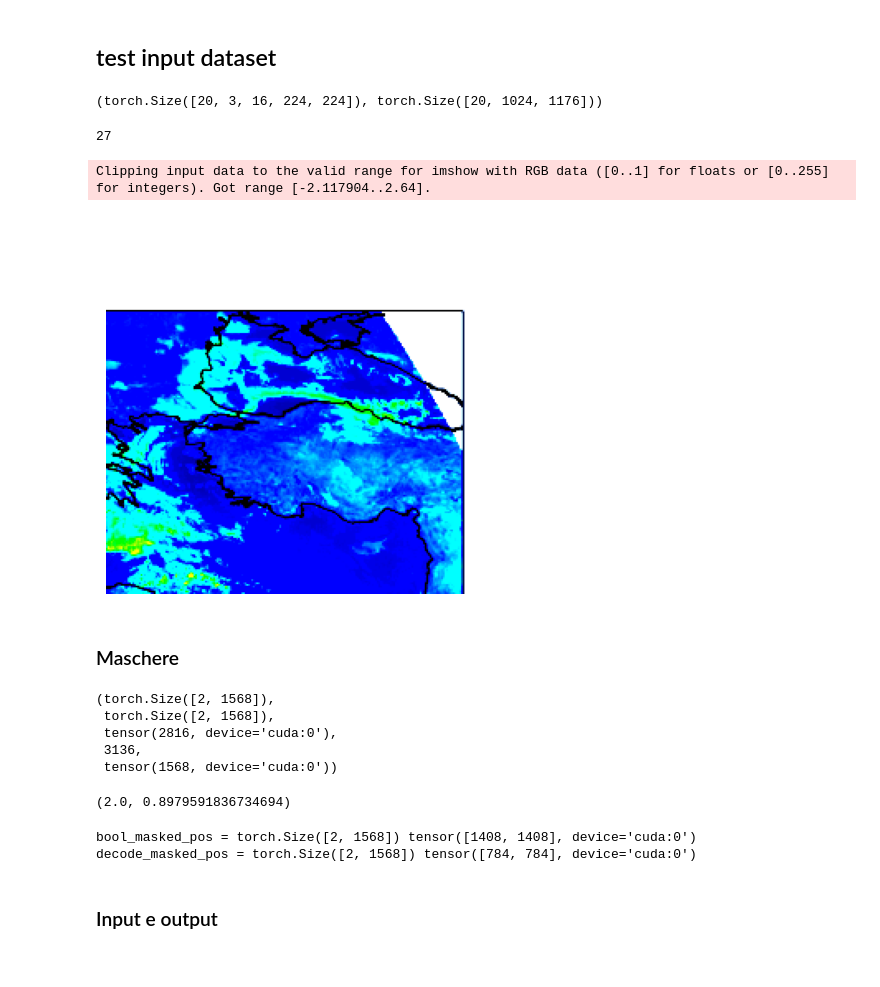
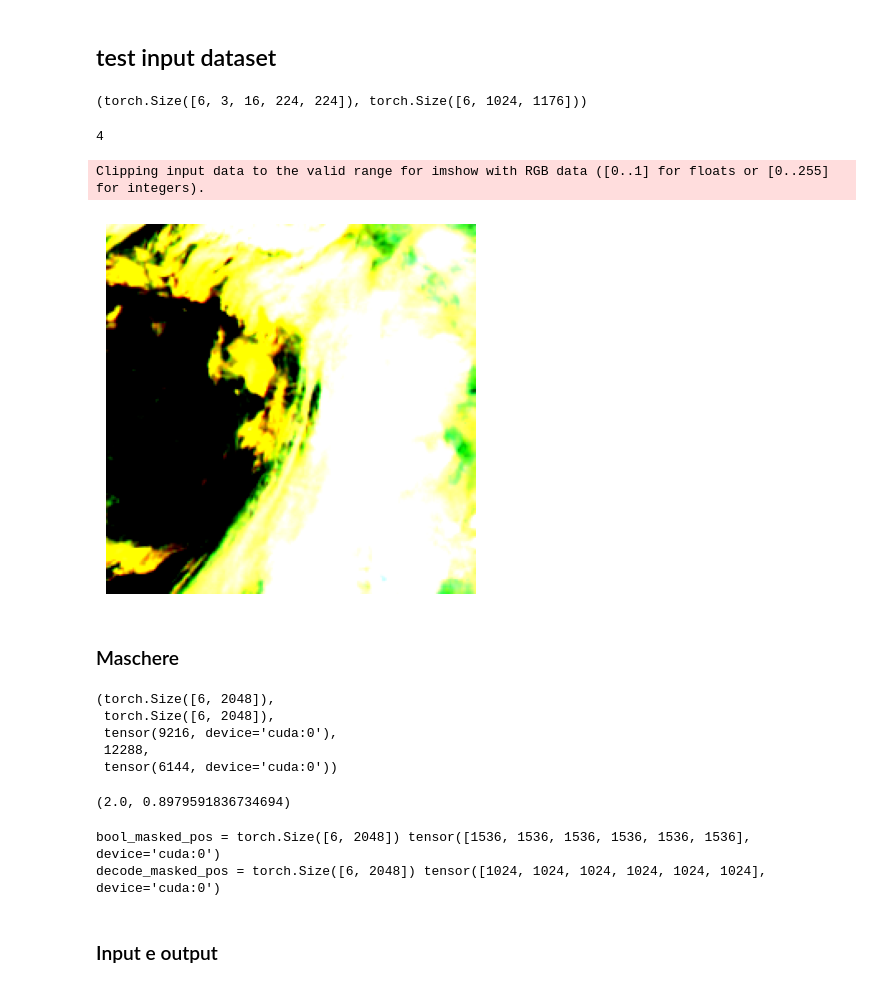
Before and after one commit to dandarm/VideoMAEv2, a Jupyter notebook: training+verifica.ipynb, the cells around one changed output. Cells and saved outputs as stored; diff of their text form; code cells hidden in the pictures.

```diff
--- a/training+verifica.ipynb
+++ b/training+verifica.ipynb
@@ -155,0 +138,15 @@ KeyboardInterrupt
+# %%
+args = prepare_args()
+args.test_path = 'test_dataset_2802.csv'
+args.init_ckpt = './output/checkpoint_88k.pth'
+args.load_for_test_mode= True
+device = torch.device(args.device)
+
+#patch_size = specialized_model.encoder.patch_embed.patch_size
+patch_size = [14,14]
+test_m = DataManager(is_train=False, args=args, type_t='unsupervised', patch_size=patch_size)
+test_m.create_specialization_dataloader(args)
+
+# Carica i modelli
+specialized_model = get_model(args)
+specialized_model.to(device)
@@ -157,24 +189,24 @@ KeyboardInterrupt
 ## test input dataset
 # %%
 with torch.no_grad():
-    images, bool_masked_pos, decode_masked_pos = next(iter(data_loader_test))
+    images, bool_masked_pos, decode_masked_pos = next(iter(test_m.data_loader))
     images = images.to(args.device)
     bool_masked_pos = bool_masked_pos.to(args.device, non_blocking=True).flatten(1).to(torch.bool)
     decode_masked_pos = decode_masked_pos.to(args.device, non_blocking=True).flatten(1).to(torch.bool)
-    output = pretrained_model(images, bool_masked_pos, decode_masked_pos)
+    output = specialized_model(images, bool_masked_pos, decode_masked_pos)
 # %%
 images.shape, output.shape
 # %% [output]
-(torch.Size([20, 3, 16, 224, 224]), torch.Size([20, 1024, 1176]))
+(torch.Size([6, 3, 16, 224, 224]), torch.Size([6, 1024, 1176]))
-# %%
-len(data_loader_test)
-# %% [output]
-27
+# %%
+len(test_m.data_loader)
+# %% [output]
+4
 # %%
-visualize_frame(images, 10, 7)
+visualize_frame(images, 5, 7)
 # %% [output]
-Clipping input data to the valid range for imshow with RGB data ([0..1] for floats or [0..255] for integers). Got range [-2.117904..2.64].
+Clipping input data to the valid range for imshow with RGB data ([0..1] for floats or [0..255] for integers).
-[figure, old version]
+[figure, new version]
 # %%
 save_animation_gif(images[3], "my_original.gif", fps=10)
 # %% [markdown]
@@ -182,11 +214,11 @@ save_animation_gif(images[3], "my_original.gif", fps=10)
 # %%
 bool_masked_pos.shape, decode_masked_pos.shape, bool_masked_pos.sum(), bool_masked_pos.numel(), decode_masked_pos.sum()
 # %% [output]
-(torch.Size([2, 1568]),
- torch.Size([2, 1568]),
- tensor(2816, device='cuda:0'),
- 3136,
- tensor(1568, device='cuda:0'))
+(torch.Size([6, 2048]),
+ torch.Size([6, 2048]),
+ tensor(9216, device='cuda:0'),
+ 12288,
+ tensor(6144, device='cuda:0'))
 # %%
 3136/1568, 2816/3136
 # %% [output]
@@ -195,8 +227,8 @@ bool_masked_pos.shape, decode_masked_pos.shape, bool_masked_pos.sum(), bool_mask
 print("bool_masked_pos =", bool_masked_pos.shape, bool_masked_pos.sum(dim=1))
 print("decode_masked_pos =", decode_masked_pos.shape, decode_masked_pos.sum(dim=1))
 # %% [output]
-bool_masked_pos = torch.Size([2, 1568]) tensor([1408, 1408], device='cuda:0')
-decode_masked_pos = torch.Size([2, 1568]) tensor([784, 784], device='cuda:0')
+bool_masked_pos = torch.Size([6, 2048]) tensor([1536, 1536, 1536, 1536, 1536, 1536], device='cuda:0')
+decode_masked_pos = torch.Size([6, 2048]) tensor([1024, 1024, 1024, 1024, 1024, 1024], device='cuda:0')
 # %% [markdown]
 ### Input e output
 # %%
```
Also changed, not shown: parts of 17 cells of this notebook, 7 other files.
